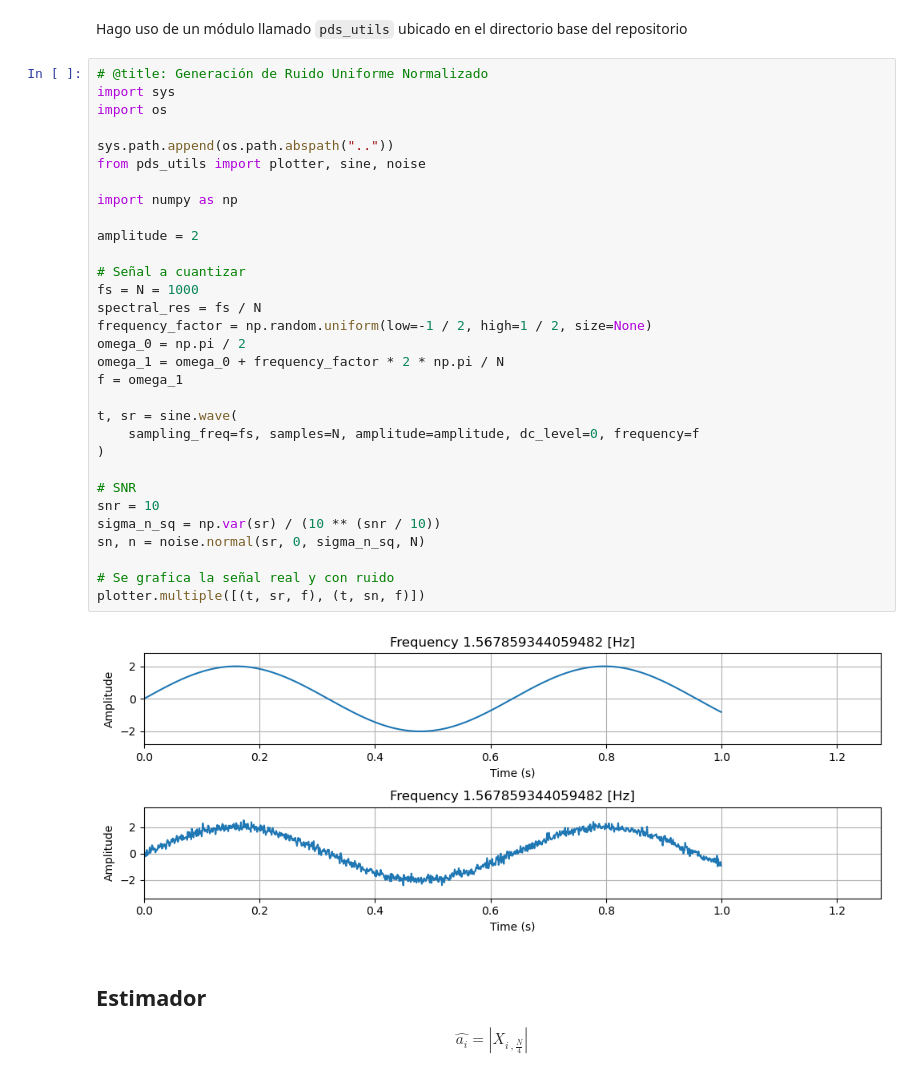
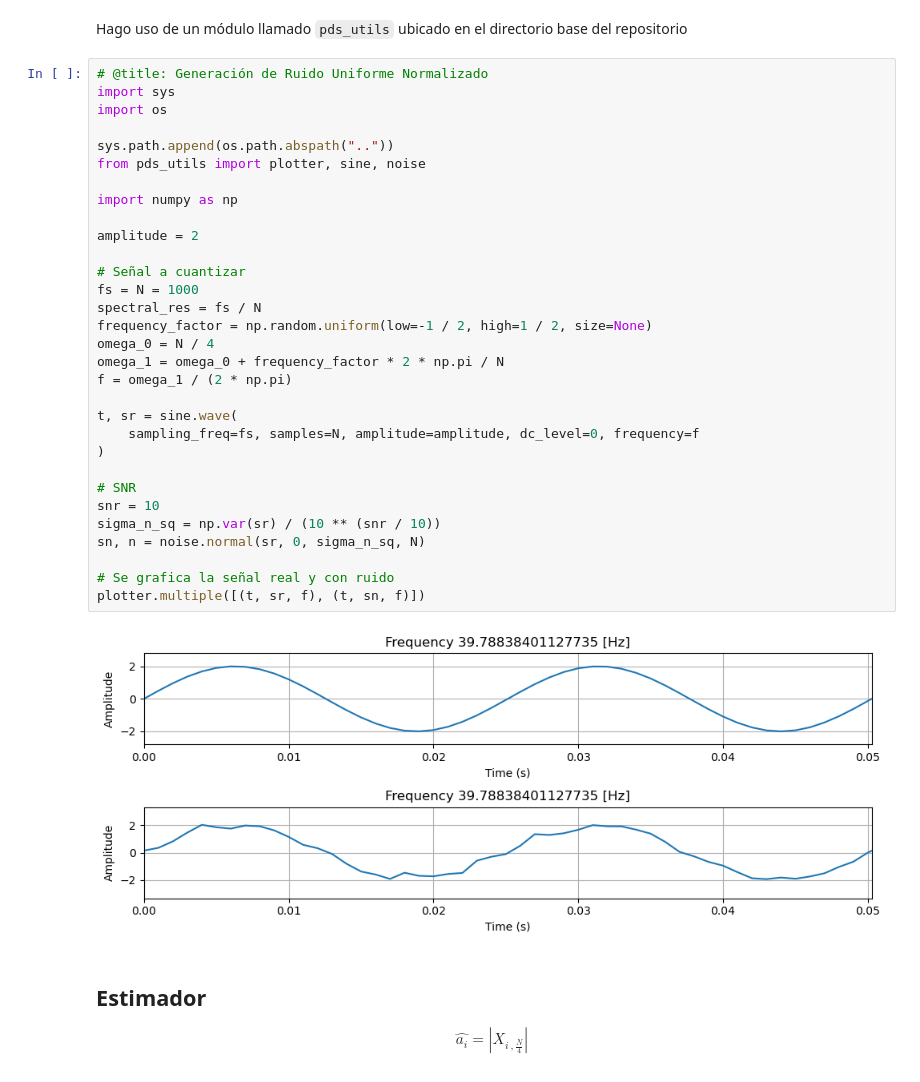
Before and after one commit to federico-b-ee/PDS-2024, a Jupyter notebook: TS5/notebook.ipynb, the cells around one changed output. Saved outputs shown, nothing was run; the diff lists cells and outputs as text.

```diff
--- a/TS5/notebook.ipynb
+++ b/TS5/notebook.ipynb
@@ -10,36 +10,36 @@ Hago uso de un módulo llamado `pds_utils` ubicado en el directorio base del rep
 # %%
 # @title: Generación de Ruido Uniforme Normalizado
 import sys
 import os
 
 sys.path.append(os.path.abspath(".."))
 from pds_utils import plotter, sine, noise
 
 import numpy as np
 
 amplitude = 2
 
 # Señal a cuantizar
 fs = N = 1000
 spectral_res = fs / N
 frequency_factor = np.random.uniform(low=-1 / 2, high=1 / 2, size=None)
-omega_0 = np.pi / 2
+omega_0 = N / 4
 omega_1 = omega_0 + frequency_factor * 2 * np.pi / N
-f = omega_1
+f = omega_1 / (2 * np.pi)
 
 t, sr = sine.wave(
     sampling_freq=fs, samples=N, amplitude=amplitude, dc_level=0, frequency=f
 )
 
 # SNR
 snr = 10
 sigma_n_sq = np.var(sr) / (10 ** (snr / 10))
 sn, n = noise.normal(sr, 0, sigma_n_sq, N)
 
 # Se grafica la señal real y con ruido
 plotter.multiple([(t, sr, f), (t, sn, f)])
 # %% [output]
-[figure, old version]
+[figure, new version]
 # %% [markdown]
 
 ## Estimador
```
Also changed, not shown: parts of 1 cell of this notebook.
